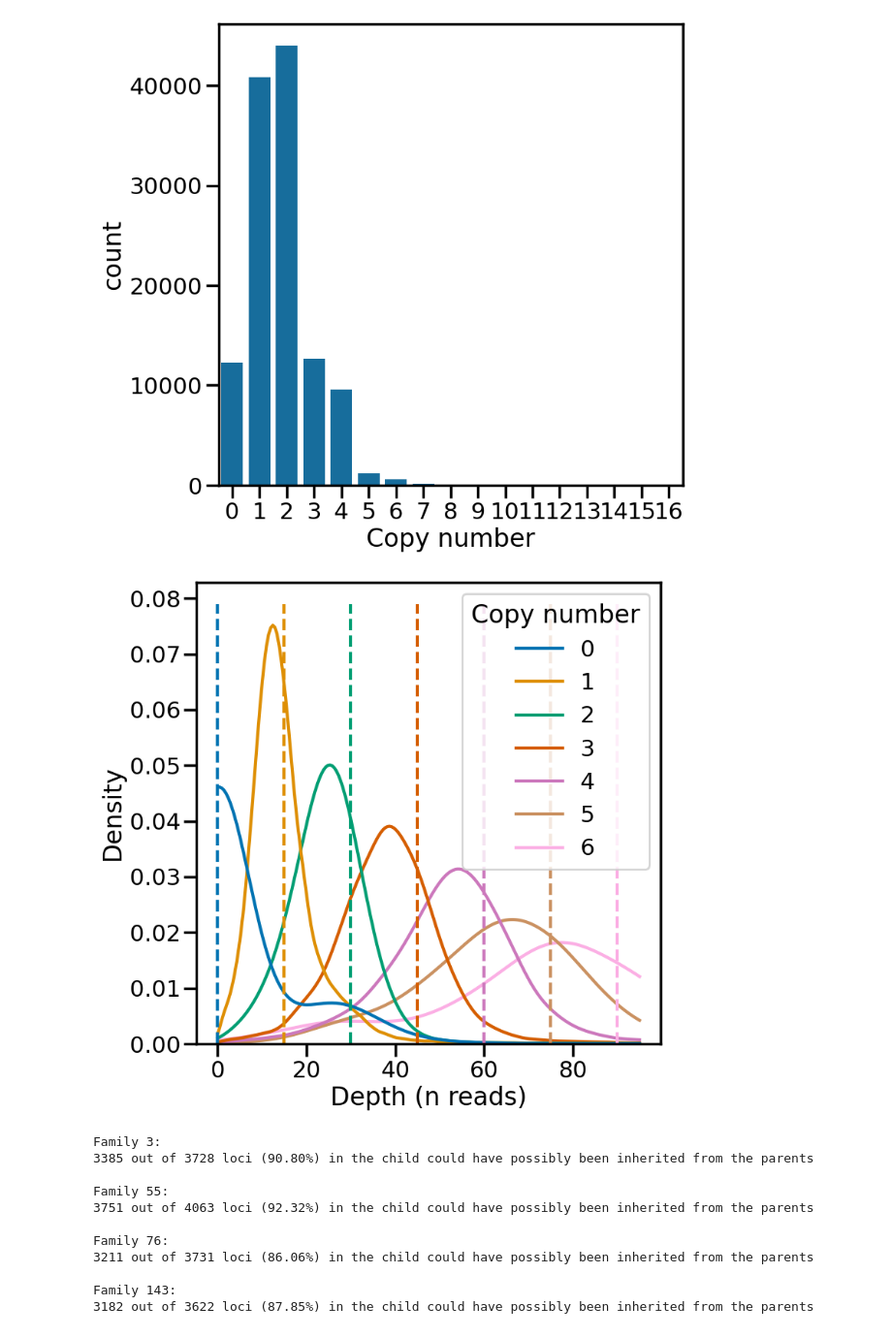
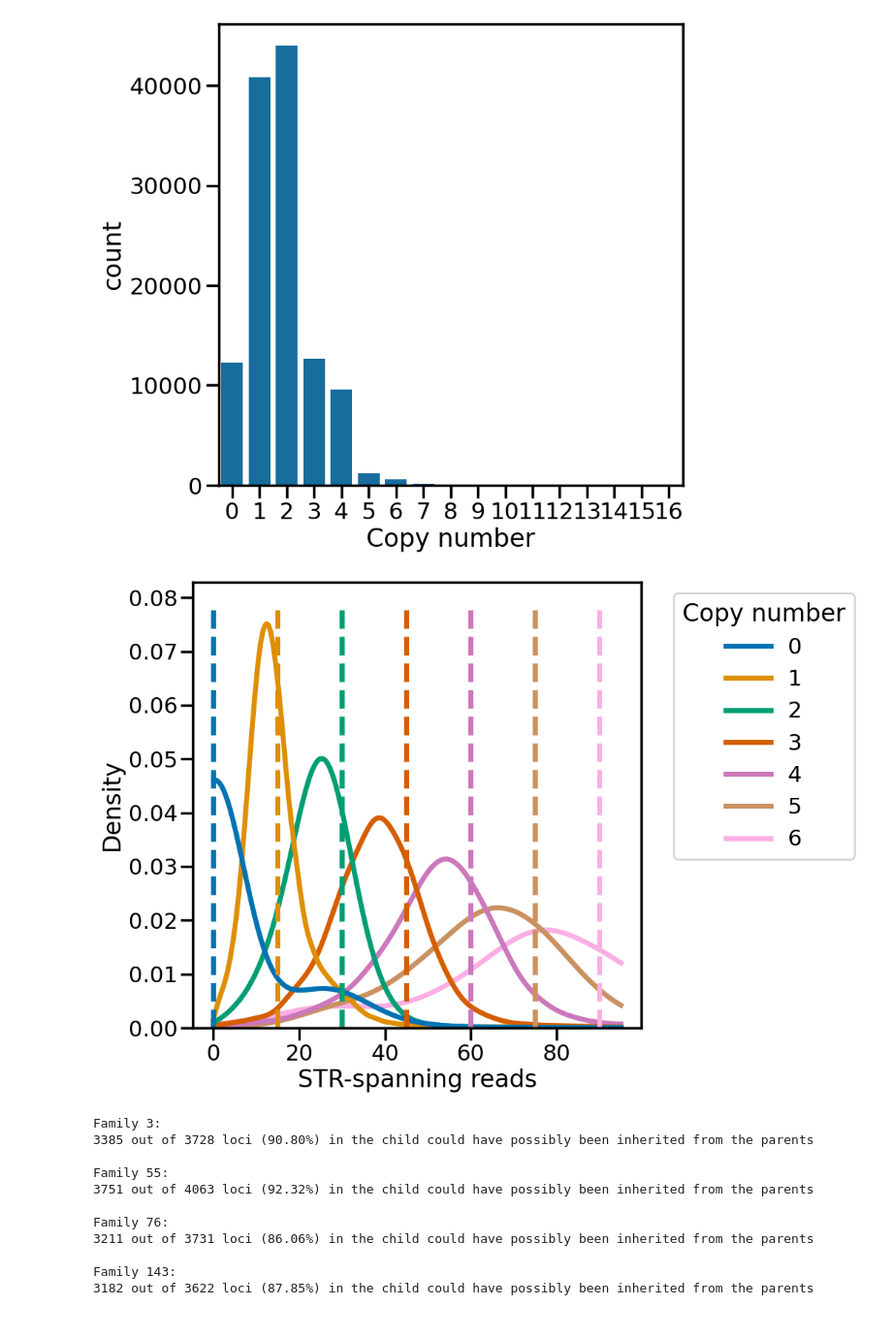
Before and after one commit to acg-team/ConSTRain-analyses, a Jupyter notebook: analyses/1000Genomes/2024-04-17_analyse_family_trios.ipynb, the cells around one changed output. Shown at 97% size. Saved outputs shown, nothing was run; the diff lists cells and outputs as text; code cells hidden in the pictures.

```diff
--- a/analyses/1000Genomes/2024-04-17_analyse_family_trios.ipynb
+++ b/analyses/1000Genomes/2024-04-17_analyse_family_trios.ipynb
@@ -172,7 +203,8 @@ print(df_samples_filt.shape)
 
 df_samples_filt = df_samples_filt.assign(
     depth = lambda x: [sum(i.values()) for i in x["frequencies"]],
-    depth_per_cn = lambda x: x["depth"] / x["copy_number"])
+    depth_per_cn = lambda x: x["depth"] / x["copy_number"],
+    distinct_alleles = lambda x: [len(set(i)) for i in x["genotype"]],)
 
 # For CN == 0, set depth_per_cn to depth. Not strictly correct but avoids NaNs and infs
 df_samples_filt.loc[df_samples_filt["copy_number"] == 0, "depth_per_cn"] = (
@@ -221,35 +290,37 @@ _ = ax.set(
 # %%
 maxdepth = 95
 min_cn = 0
 
 fig = plt.figure(figsize=(8, 8))
 
 ax = sns.kdeplot(
     df_samples_filt.query(f"copy_number >= {min_cn} and copy_number <= 6"),
     x = "depth",
     common_norm=False,
     clip=(0, maxdepth),
     hue="copy_number",
-    palette="colorblind"
+    palette="colorblind",
+    linewidth=5
 )
 
 ax.set(
-    xlabel = "Depth (n reads)",
+    xlabel = "STR-spanning reads",
 )
 
-ax.get_legend().set(bbox_to_anchor = (1, 1), title="Copy number")
+ax.get_legend().set(bbox_to_anchor = (1.5, 1), title="Copy number")
 
 vlines = np.arange(0, maxdepth, 15)[min_cn:]
 ymax = ax.get_ylim()[1]
 _ = ax.vlines(
     vlines,
     ymin = 0,
     ymax = ymax,
     linestyle="--",
-    colors=sns.color_palette("colorblind")
+    linewidth=5,
+    colors=sns.color_palette("colorblind"),
 )
 # %% [output]
-[figure, old version]
+[figure, new version]
 # %%
 df_samples_filt["child_gt_possible"] = False
 
```
Also changed, not shown: parts of 15 cells of this notebook, 6 other files.
